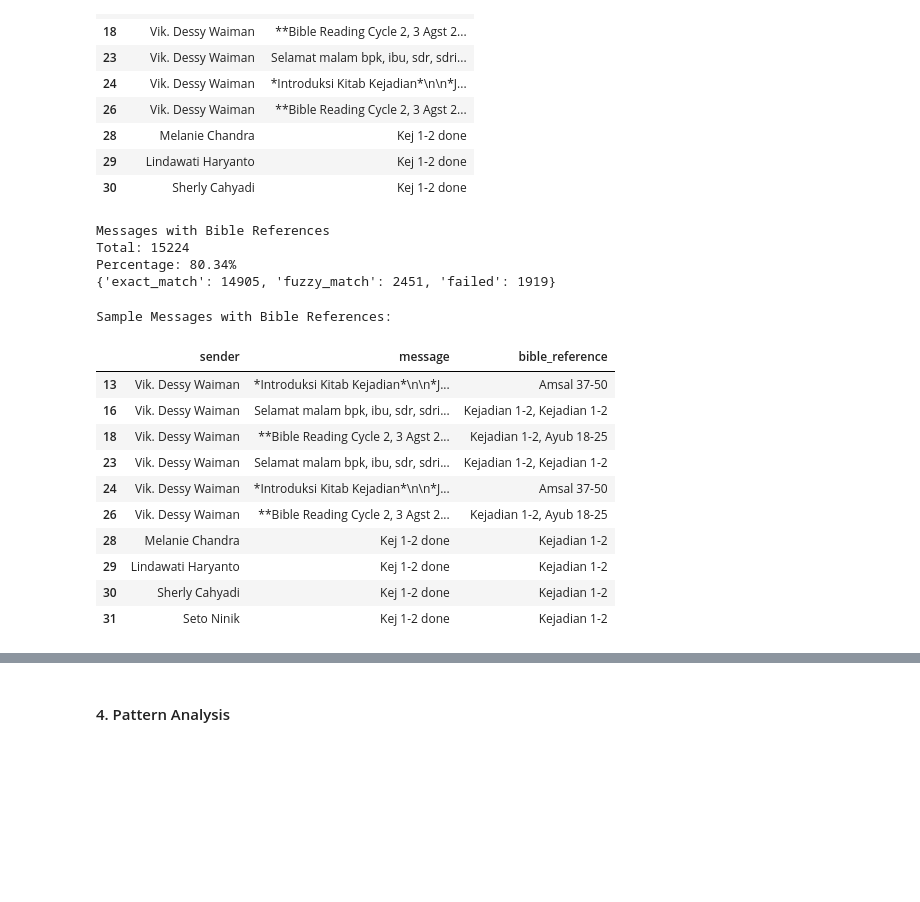
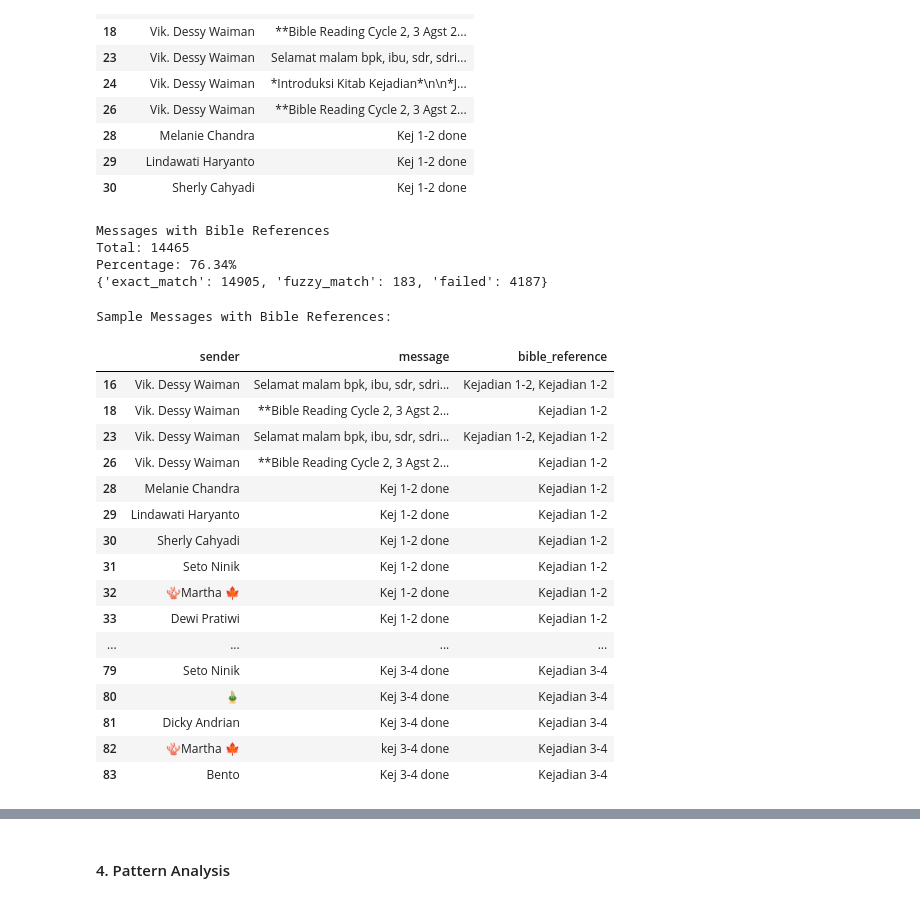
Before and after one commit to JasonYehezkiel/bible_progress_tracker, a Jupyter notebook: notebooks/01_data_exploration.ipynb, the cells around one changed output, grey strips where cells are left out. Drawn from its saved outputs; the diff is of its cells as text; code cells hidden in the pictures; blank space fills up the shorter version.

```diff
--- a/notebooks/01_data_exploration.ipynb
+++ b/notebooks/01_data_exploration.ipynb
@@ -230,11 +232,15 @@ Sample Messages with Progress Keywords:
 | 30 | Sherly Cahyadi | Kej 1-2 done |
 # %%
 # Extract bible references
+pipeline = BibleProgressPipeline()
+
 def extract_bible_ref(message):
-    refs = normalizer.extract_all_references(message)
-    if refs:
-        return ', '.join(ref['normalized_text'] for ref in refs)
-    return None
+
+    normalized_refs = pipeline.process_messages(message)
+    if not normalized_refs:
+        return None
+
+    return ', '.join(ref['normalized_text'] for ref in normalized_refs)
 
 df_clean['bible_reference'] = df_clean['message'].apply(extract_bible_ref)
 df_clean['has_bible_ref'] = df_clean['bible_reference'].notna()
@@ -243,29 +249,35 @@ print(f'Messages with Bible References')
 print(f'Total: {df_clean['has_bible_ref'].sum()}')
 print(f'Percentage: {df_clean["has_bible_ref"].sum() / len(df_clean) * 100:.2f}%')
 
-print(normalizer.get_stats())
+print(pipeline.normalizer.get_stats())
 # %% [output]
 Messages with Bible References
-Total: 15224
-Percentage: 80.34%
-{'exact_match': 14905, 'fuzzy_match': 2451, 'failed': 1919}
+Total: 14465
+Percentage: 76.34%
+{'exact_match': 14905, 'fuzzy_match': 183, 'failed': 4187}
 # %%
 # Sample messages with bible references
 print('\nSample Messages with Bible References:')
-df_clean[df_clean['has_bible_ref']][['sender', 'message', 'bible_reference']].head(10)
+df_clean[df_clean['has_bible_ref']][['sender', 'message', 'bible_reference']].head(50)
 # %% [output]
 Sample Messages with Bible References:
 |  | sender | message | bible_reference |
-| 13 | Vik. Dessy Waiman | *Introduksi Kitab Kejadian*\n\n*J... | Amsal 37-50 |
 | 16 | Vik. Dessy Waiman | Selamat malam bpk, ibu, sdr, sdri... | Kejadian 1-2, Kejadian 1-2 |
-| 18 | Vik. Dessy Waiman | **Bible Reading Cycle 2, 3 Agst 2... | Kejadian 1-2, Ayub 18-25 |
+| 18 | Vik. Dessy Waiman | **Bible Reading Cycle 2, 3 Agst 2... | Kejadian 1-2 |
 | 23 | Vik. Dessy Waiman | Selamat malam bpk, ibu, sdr, sdri... | Kejadian 1-2, Kejadian 1-2 |
-| 24 | Vik. Dessy Waiman | *Introduksi Kitab Kejadian*\n\n*J... | Amsal 37-50 |
-| 26 | Vik. Dessy Waiman | **Bible Reading Cycle 2, 3 Agst 2... | Kejadian 1-2, Ayub 18-25 |
+| 26 | Vik. Dessy Waiman | **Bible Reading Cycle 2, 3 Agst 2... | Kejadian 1-2 |
 | 28 | Melanie Chandra | Kej 1-2 done | Kejadian 1-2 |
 | 29 | Lindawati Haryanto | Kej 1-2 done | Kejadian 1-2 |
 | 30 | Sherly Cahyadi | Kej 1-2 done | Kejadian 1-2 |
 | 31 | Seto Ninik | Kej 1-2 done | Kejadian 1-2 |
+| 32 | 🪸Martha 🍁 | Kej 1-2 done | Kejadian 1-2 |
+| 33 | Dewi Pratiwi | Kej 1-2 done | Kejadian 1-2 |
+| ... | ... | ... | ... |
+| 79 | Seto Ninik | Kej 3-4 done | Kejadian 3-4 |
+| 80 | 🎍 | Kej 3-4 done | Kejadian 3-4 |
+| 81 | Dicky Andrian | Kej 3-4 done | Kejadian 3-4 |
+| 82 | 🪸Martha 🍁 | kej 3-4 done | Kejadian 3-4 |
+| 83 | Bento | Kej 3-4 done | Kejadian 3-4 |
 # %%
 # Identify likely progress reports
 df_clean['likely_progress'] = (
```
Also changed, not shown: parts of 10 cells of this notebook, 17 other files.
